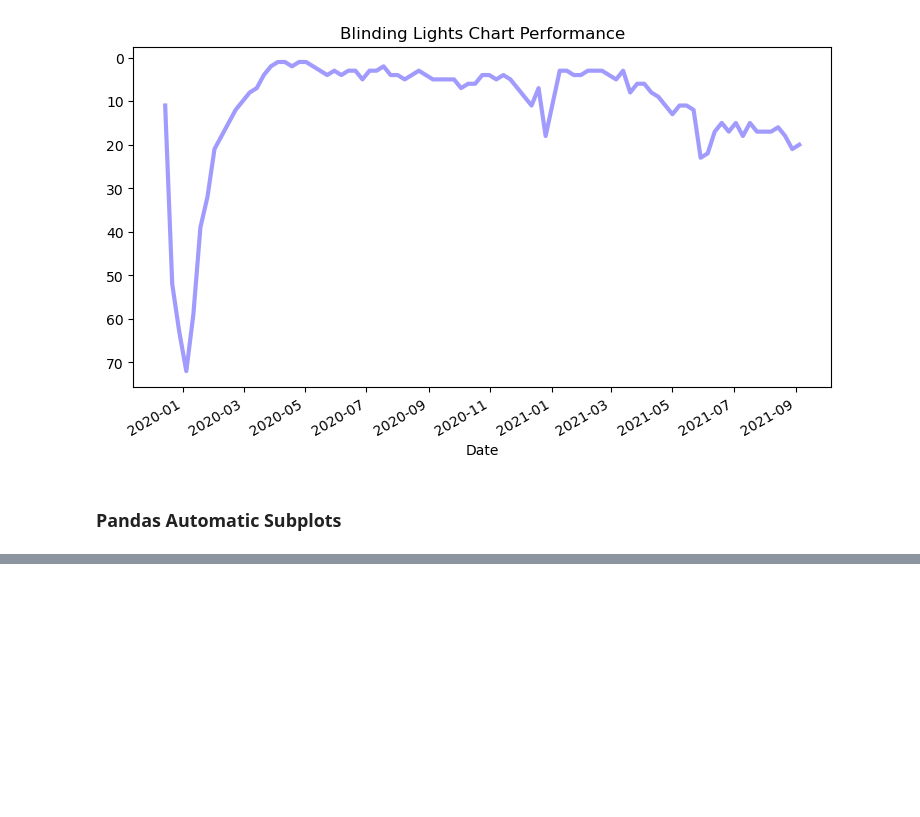
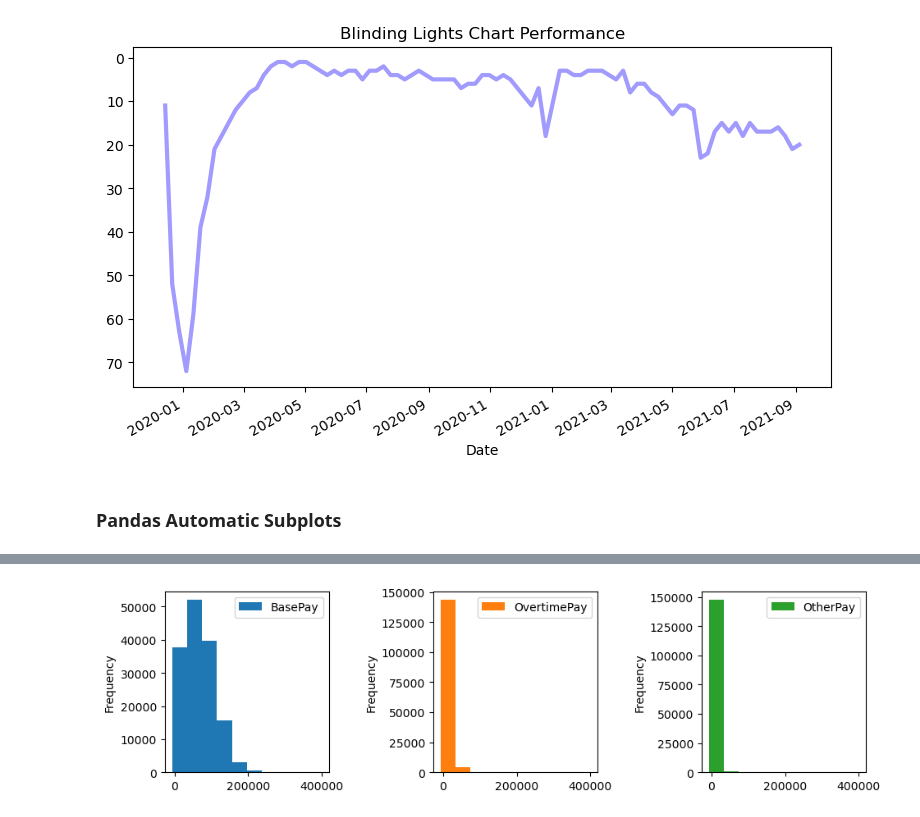
Before and after one commit to gurnamsingh11/data_visualization, a Jupyter notebook: 02_Pandas_Plotting.ipynb, the cells around one changed output, grey strips where cells are left out. Cells and saved outputs as stored; diff of their text form; code cells hidden in the pictures; blank space fills up the shorter version.

```diff
--- a/02_Pandas_Plotting.ipynb
+++ b/02_Pandas_Plotting.ipynb
@@ -528,0 +556,5 @@ Text(0.5, 1.0, 'Blinding Lights Chart Performance')
+# %%
+df.plot(kind="hist", figsize=(10,3), subplots=True, sharex=False, layout=(1,3))
+plt.tight_layout(pad=2)
+# %% [output]
+[figure, added]
```
Also changed, not shown: parts of 8 cells of this notebook.
